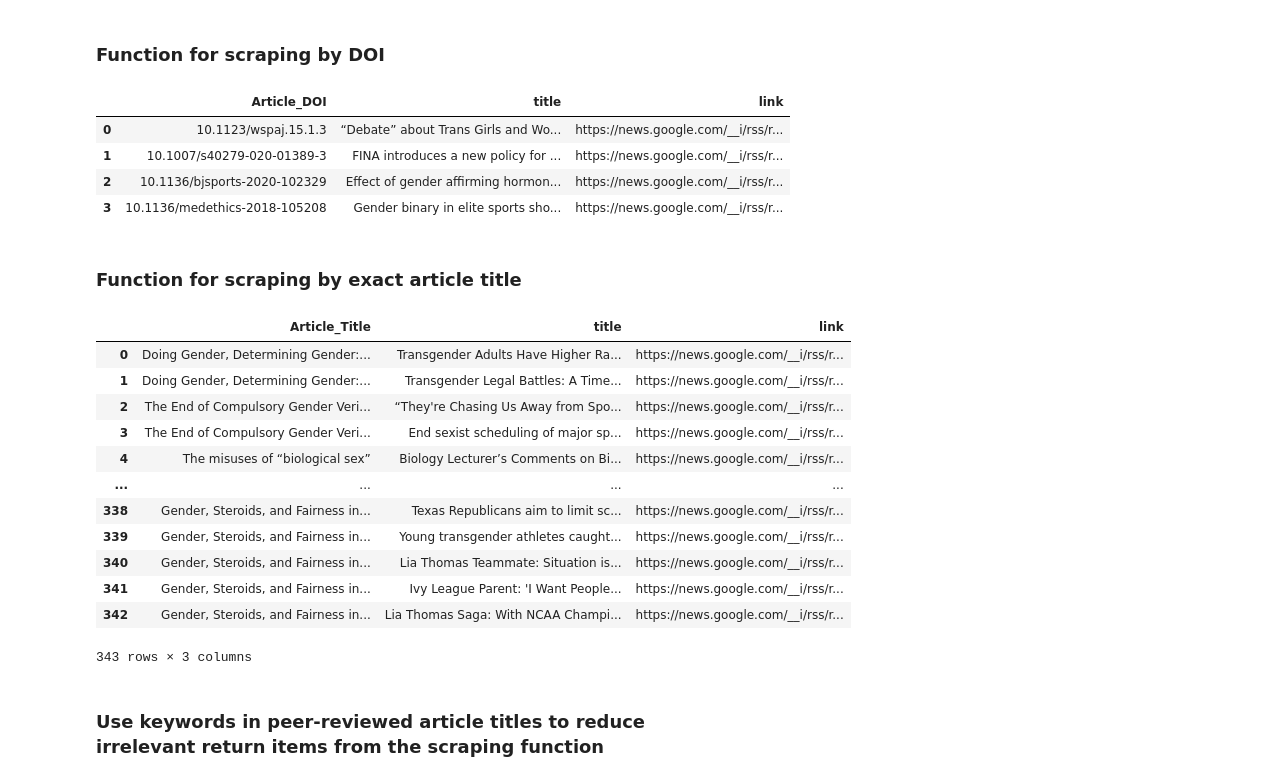
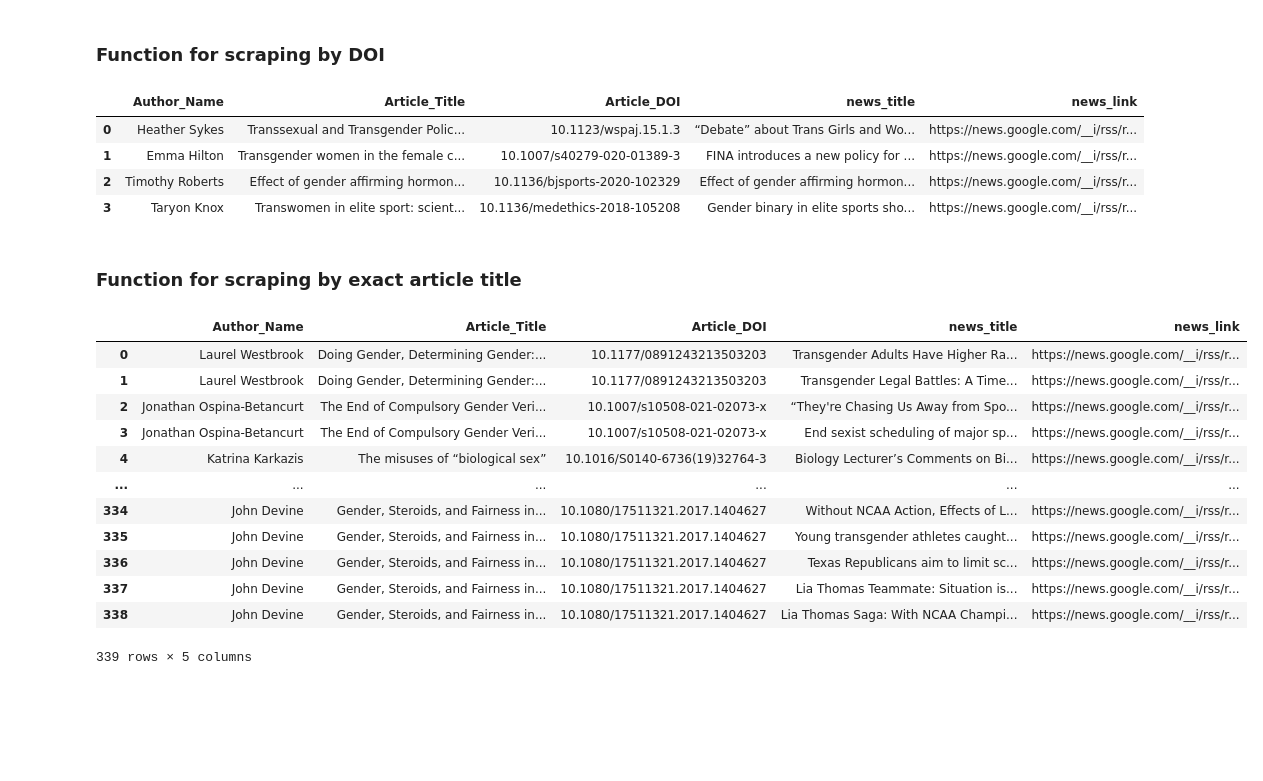
Before and after one commit to ishikar-04/SciPop, a Jupyter notebook: functions_DG.ipynb, the cells around one changed output. Saved outputs shown, nothing was run; the diff lists cells and outputs as text; code cells hidden in the pictures; blank space fills up the shorter version.

Commit message:
Updated scraping functions, created output dataframe, created keyword counter check for author name scraping

```diff
--- a/functions_DG.ipynb
+++ b/functions_DG.ipynb
@@ -103,0 +115,30 @@ scraping_author_df
+# %%
+# search = gn.search(‘author name’) #search by author name
+def scraping_author(df):
+    """This function scrapes google news for anything matching the
+    scholarly author name in df"""
+    stories = []
+    for i in range(len(df)):
+        search = gn.search(df.iloc[i].loc['Author_Name'])
+        newsitem = search['entries']
+        for item in newsitem:
+            story = {
+                'Author_Name': df.iloc[i].loc['Author_Name'],
+                'Article_Title': df.iloc[i].loc['Article_Title'],
+                'Article_DOI': df.iloc[i].loc['Article_DOI'],
+                'news_title': item.title, #change to 'news_title' for clarity
+                'news_link': item.link
+            }
+
+            stories.append(story)
+    return stories
+scraping_author_df = pd.DataFrame(scraping_author(df))# this puts the output in a long form dataframe/
+#scraping_author_df
+key_count = [0]*len(scraping_author_df)
+for i in range(len(scraping_author_df)):
+    for j in range(len(keyword_list)):
+        #print(keyword_list[j])
+        if keyword_list[j] in scraping_author_df.iloc[i].loc['news_title']:
+            key_count[i] = key_count[i]+1
+
+scraping_author_df['key_count'] = key_count
@@ -115,9 +176,11 @@ def scraping_doi(df):
         newsitem = search['entries']
         for item in newsitem:
             story = {
+                'Author_Name': df.iloc[i].loc['Author_Name'],
+                'Article_Title': df.iloc[i].loc['Article_Title'],
                 'Article_DOI': df.iloc[i].loc['Article_DOI'],
-                'title': item.title,
-                'link': item.link
+                'news_title': item.title, #change to 'news_title' for clarity
+                'news_link': item.link
             }
 
             stories.append(story)
@@ -127,47 +190,47 @@ scraping_doi_df = pd.DataFrame(scraping_doi(df)) # this puts the output in a lon
 
 scraping_doi_df
 # %% [output]
-|  | Article_DOI | title | link |
-| 0 | 10.1123/wspaj.15.1.3 | “Debate” about Trans Girls and Wo... | https://news.google.com/__i/rss/r... |
-| 1 | 10.1007/s40279-020-01389-3 | FINA introduces a new policy for ... | https://news.google.com/__i/rss/r... |
-| 2 | 10.1136/bjsports-2020-102329 | Effect of gender affirming hormon... | https://news.google.com/__i/rss/r... |
-| 3 | 10.1136/medethics-2018-105208 | Gender binary in elite sports sho... | https://news.google.com/__i/rss/r... |
+|  | Author_Name | Article_Title | Article_DOI | news_title | news_link |
+| 0 | Heather Sykes | Transsexual and Transgender Polic... | 10.1123/wspaj.15.1.3 | “Debate” about Trans Girls and Wo... | https://news.google.com/__i/rss/r... |
+| 1 | Emma Hilton | Transgender women in the female c... | 10.1007/s40279-020-01389-3 | FINA introduces a new policy for ... | https://news.google.com/__i/rss/r... |
+| 2 | Timothy Roberts | Effect of gender affirming hormon... | 10.1136/bjsports-2020-102329 | Effect of gender affirming hormon... | https://news.google.com/__i/rss/r... |
+| 3 | Taryon Knox | Transwomen in elite sport: scient... | 10.1136/medethics-2018-105208 | Gender binary in elite sports sho... | https://news.google.com/__i/rss/r... |
 # %% [markdown]
 ### Function for scraping by exact article title
 # %%
 # search = gn.search(‘Article_Title’) #search by reference to peer reviewed article title
 def scraping_title(df):
     stories = []
     for i in range(len(df)):
         search = gn.search(df.iloc[i].loc['Article_Title'])
         newsitem = search['entries']
         for item in newsitem:
             story = {
+                'Author_Name': df.iloc[i].loc['Author_Name'],
                 'Article_Title': df.iloc[i].loc['Article_Title'],
-                'title': item.title,
-                'link': item.link
+                'Article_DOI': df.iloc[i].loc['Article_DOI'],
+                'news_title': item.title, #change to 'news_title' for clarity
+                'news_link': item.link
             }
 
             stories.append(story)
     return stories
 
 scraping_title_df = pd.DataFrame(scraping_title(df)) # this puts the output in a long form dataframe
 
 scraping_title_df
 # %% [output]
-|  | Article_Title | title | link |
-| 0 | Doing Gender, Determining Gender:... | Transgender Adults Have Higher Ra... | https://news.google.com/__i/rss/r... |
-| 1 | Doing Gender, Determining Gender:... | Transgender Legal Battles: A Time... | https://news.google.com/__i/rss/r... |
-| 2 | The End of Compulsory Gender Veri... | “They're Chasing Us Away from Spo... | https://news.google.com/__i/rss/r... |
-| 3 | The End of Compulsory Gender Veri... | End sexist scheduling of major sp... | https://news.google.com/__i/rss/r... |
-| 4 | The misuses of “biological sex” | Biology Lecturer’s Comments on Bi... | https://news.google.com/__i/rss/r... |
-| ... | ... | ... | ... |
-| 338 | Gender, Steroids, and Fairness in... | Texas Republicans aim to limit sc... | https://news.google.com/__i/rss/r... |
-| 339 | Gender, Steroids, and Fairness in... | Young transgender athletes caught... | https://news.google.com/__i/rss/r... |
-| 340 | Gender, Steroids, and Fairness in... | Lia Thomas Teammate: Situation is... | https://news.google.com/__i/rss/r... |
-| 341 | Gender, Steroids, and Fairness in... | Ivy League Parent: 'I Want People... | https://news.google.com/__i/rss/r... |
-| 342 | Gender, Steroids, and Fairness in... | Lia Thomas Saga: With NCAA Champi... | https://news.google.com/__i/rss/r... |
+|  | Author_Name | Article_Title | Article_DOI | news_title | news_link |
+| 0 | Laurel Westbrook | Doing Gender, Determining Gender:... | 10.1177/0891243213503203 | Transgender Adults Have Higher Ra... | https://news.google.com/__i/rss/r... |
+| 1 | Laurel Westbrook | Doing Gender, Determining Gender:... | 10.1177/0891243213503203 | Transgender Legal Battles: A Time... | https://news.google.com/__i/rss/r... |
+| 2 | Jonathan Ospina-Betancurt | The End of Compulsory Gender Veri... | 10.1007/s10508-021-02073-x | “They're Chasing Us Away from Spo... | https://news.google.com/__i/rss/r... |
+| 3 | Jonathan Ospina-Betancurt | The End of Compulsory Gender Veri... | 10.1007/s10508-021-02073-x | End sexist scheduling of major sp... | https://news.google.com/__i/rss/r... |
+| 4 | Katrina Karkazis | The misuses of “biological sex” | 10.1016/S0140-6736(19)32764-3 | Biology Lecturer’s Comments on Bi... | https://news.google.com/__i/rss/r... |
+| ... | ... | ... | ... | ... | ... |
+| 334 | John Devine | Gender, Steroids, and Fairness in... | 10.1080/17511321.2017.1404627 | Without NCAA Action, Effects of L... | https://news.google.com/__i/rss/r... |
+| 335 | John Devine | Gender, Steroids, and Fairness in... | 10.1080/17511321.2017.1404627 | Young transgender athletes caught... | https://news.google.com/__i/rss/r... |
+| 336 | John Devine | Gender, Steroids, and Fairness in... | 10.1080/17511321.2017.1404627 | Texas Republicans aim to limit sc... | https://news.google.com/__i/rss/r... |
+| 337 | John Devine | Gender, Steroids, and Fairness in... | 10.1080/17511321.2017.1404627 | Lia Thomas Teammate: Situation is... | https://news.google.com/__i/rss/r... |
+| 338 | John Devine | Gender, Steroids, and Fairness in... | 10.1080/17511321.2017.1404627 | Lia Thomas Saga: With NCAA Champi... | https://news.google.com/__i/rss/r... |
-343 rows × 3 columns
+339 rows × 5 columns
-# %% [markdown]
-### Use keywords in peer-reviewed article titles to reduce irrelevant return items from the scraping function
 # %%
```
Also changed, not shown: parts of 8 cells of this notebook.
